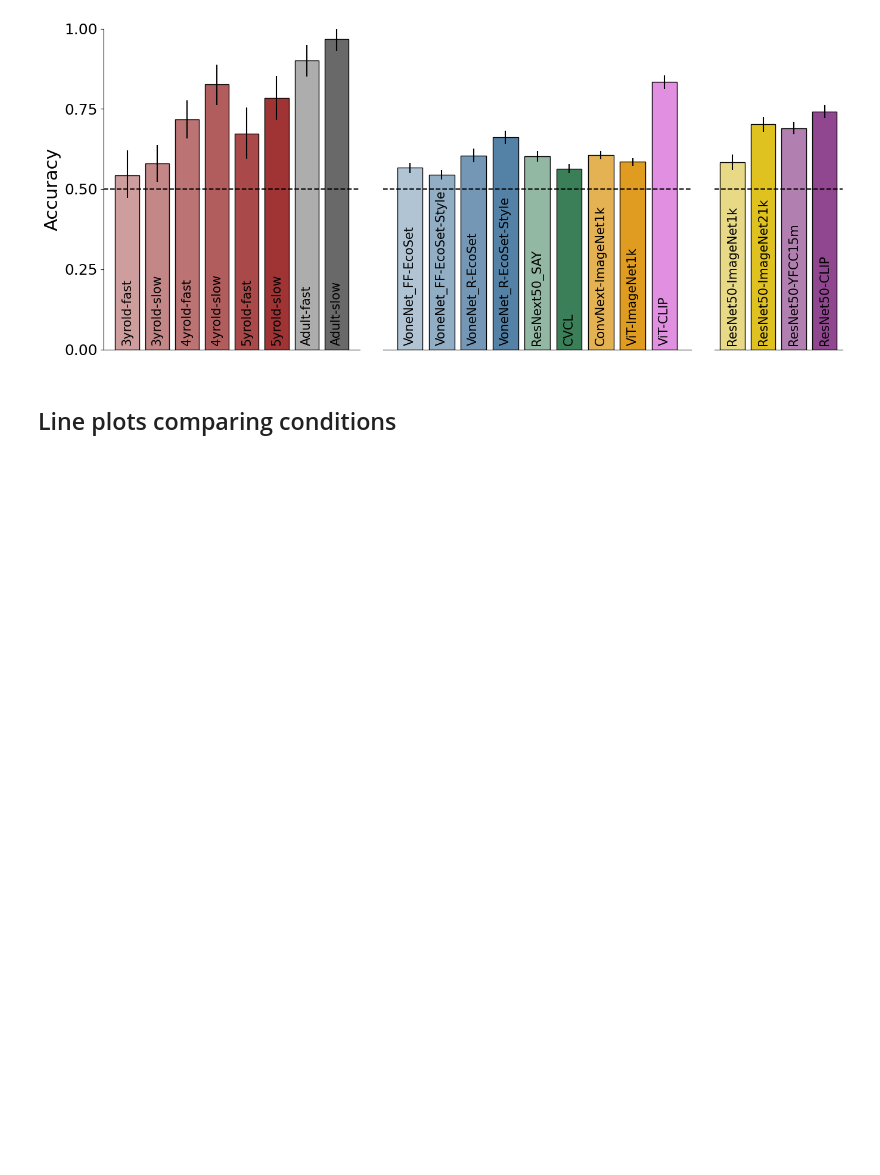
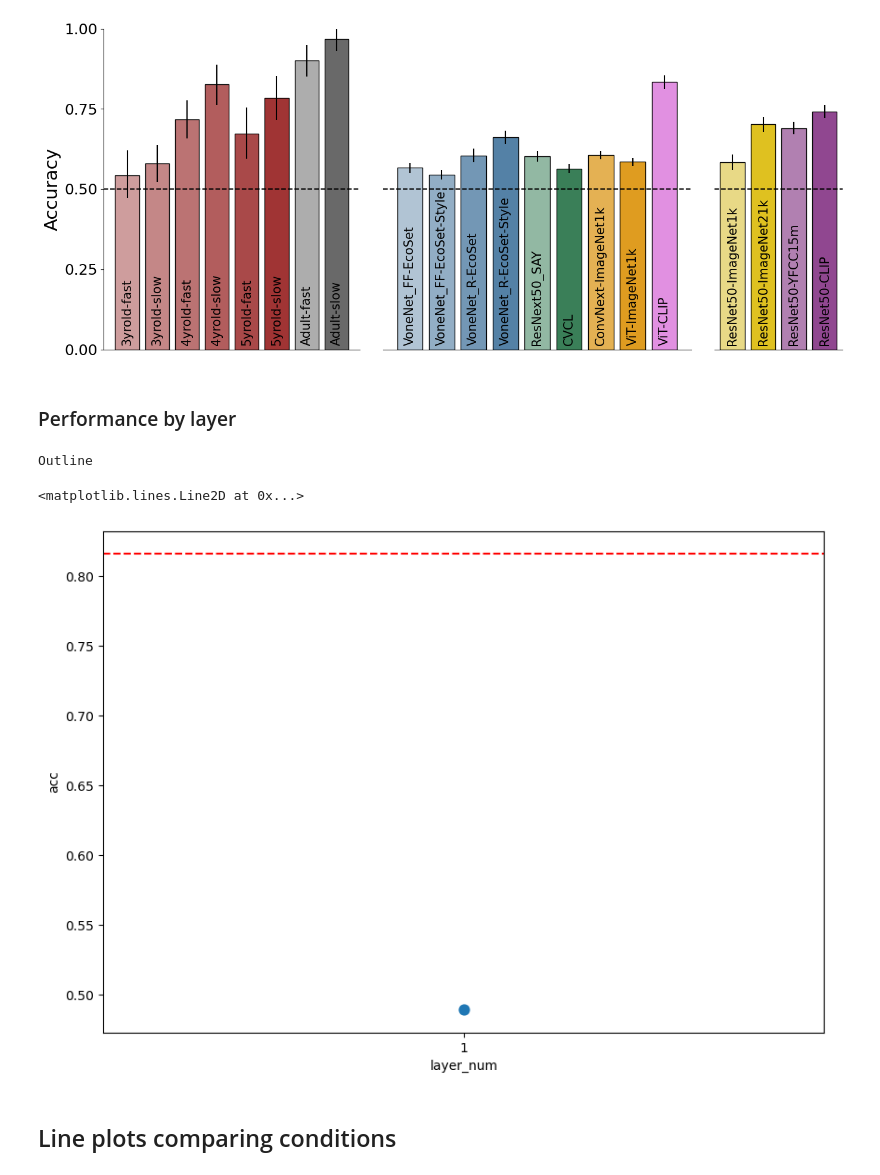
Before and after one commit to vayzenb/kornet, a Jupyter notebook: analyses/sub_analysis.ipynb, the cells around one changed output. Cells and saved outputs as stored; diff of their text form; code cells hidden in the pictures; blank space fills up the shorter version.

Commit message:
debugging layerwise decoding

```diff
--- a/analyses/sub_analysis.ipynb
+++ b/analyses/sub_analysis.ipynb
@@ -747,3 +747,53 @@ perturbed
 [figure]
 deleted
 [figure]
+# %% [markdown]
+### Performance by layer
+# %%
+classifier = 'KNN'
+train_n = 150
+for cond in model_conds:
+    print(cond)
+    model_df = pd.DataFrame(columns = ['model','classifier','train_ims','condition','layer','layer_num','acc'])
+    layer_n = []
+    for model in ['vonenet_r_stylized-ecoset']:
+
+
+
+        model_file = f'{results_dir}/models/{model}_{classifier}_train{train_n}_test{cond}_layerwise.csv'
+        if os.path.exists(model_file):
+            temp_df = pd.read_csv(model_file)
+            #add layer number based on unique layers
+            temp_df['layer_num'] = temp_df.groupby(['model','classifier','train_ims','condition'])['layer'].transform(lambda x: pd.factorize(x)[0])+1
+
+            #groupby layer
+            temp_df_mean = temp_df.groupby(['model','classifier','train_ims','condition','layer','layer_num'])['acc'].mean().reset_index()
+
+            model_df = pd.concat([model_df, temp_df_mean], axis = 0)
+
+            #count number of layers
+            layer_n.append(len(temp_df_mean['layer'].unique()))
+        break
+
+    break
+# %% [output]
+Outline
+# %%
+#load
+model_file = f'{results_dir}/models/{model}_{classifier}_train{train_n}_test{cond}.csv'
+
+og_model = pd.read_csv(model_file)
+
+og_model_acc = og_model['acc'].mean()
+
+
+
+#plot model_df as a function of layer_num
+fig, ax = plt.subplots(1,1, figsize=(10,7))
+sns.pointplot(data = model_df, x = 'layer_num', y = 'acc')
+
+#add line at og_model acc
+ax.axhline(y=og_model_acc, color='red', linestyle='--')
+# %% [output]
+<matplotlib.lines.Line2D at 0x...>
+[figure, added]
```
Also changed, not shown: parts of 7 cells of this notebook, 43 other files.
